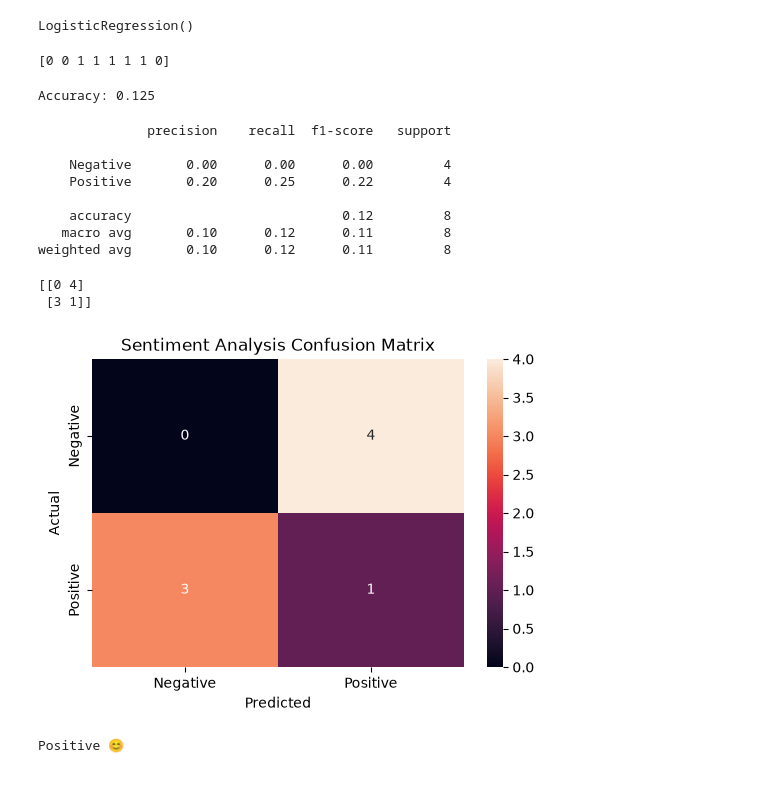
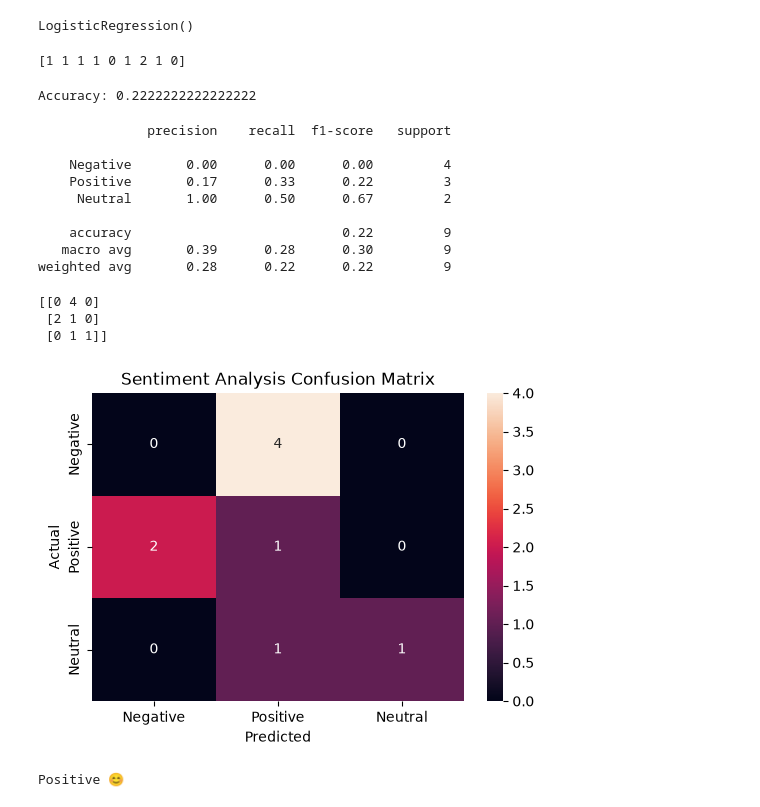
Before and after one commit to arunsarunkumars754-star/sentiment-analysis, a Jupyter notebook: sentiment.ipynb, the cells around one changed output. Saved outputs shown, nothing was run; the diff lists cells and outputs as text; code cells hidden in the pictures.

Commit message:
Support neutral sentiment predictions

```diff
--- a/sentiment.ipynb
+++ b/sentiment.ipynb
@@ -160,13 +160,13 @@ y = df["sentiment"]
 # %%
 data = df[["clean_review", "sentiment"]].dropna().copy()
 
-data = data[data["sentiment"].isin(["positive", "negative"])]
+data = data[data["sentiment"].isin(["positive", "negative", "neutral"])]
 
 X = data["clean_review"]
 y = data["sentiment"].map({
+    "negative": 0,
     "positive": 1,
-    "negative": 0,
-    'neutral': 2
+    "neutral": 2
 })
 
 print("Class counts:")
@@ -231,7 +233,7 @@ LogisticRegression()
 y_pred = model.predict(X_test_bow)
 print(y_pred)
 # %% [output]
-[0 0 1 1 1 1 1 0]
+[1 1 1 1 0 1 2 1 0]
 # %%
 from sklearn.metrics import accuracy_score
 
@@ -242,7 +244,7 @@ accuracy = accuracy_score(
 
 print("Accuracy:", accuracy)
 # %% [output]
-Accuracy: 0.125
+Accuracy: 0.2222222222222222
 # %%
 from sklearn.metrics import classification_report
 
@@ -250,51 +252,58 @@ print(
     classification_report(
         y_test,
         y_pred,
-        target_names=["Negative", "Positive"]
+        labels=[0, 1, 2],
+        target_names=["Negative", "Positive", "Neutral"],
+        zero_division=0
     )
 )
 # %% [output]
               precision    recall  f1-score   support
 
     Negative       0.00      0.00      0.00         4
-    Positive       0.20      0.25      0.22         4
+    Positive       0.17      0.33      0.22         3
+     Neutral       1.00      0.50      0.67         2
 
-    accuracy                           0.12         8
-   macro avg       0.10      0.12      0.11         8
-weighted avg       0.10      0.12      0.11         8
+    accuracy                           0.22         9
+   macro avg       0.39      0.28      0.30         9
+weighted avg       0.28      0.22      0.22         9
 # %%
 from sklearn.metrics import confusion_matrix
 
 cm = confusion_matrix(
     y_test,
-    y_pred
+    y_pred,
+    labels=[0, 1, 2]
 )
 
 print(cm)
 # %% [output]
-[[0 4]
- [3 1]]
+[[0 4 0]
+ [2 1 0]
+ [0 1 1]]
 # %%
 import matplotlib.pyplot as plt
 import seaborn as sns
+
+class_names = ["Negative", "Positive", "Neutral"]
 
 plt.figure(figsize=(6, 4))
 
 sns.heatmap(
     cm,
     annot=True,
     fmt="d",
-    xticklabels=["Negative", "Positive"],
-    yticklabels=["Negative", "Positive"]
+    xticklabels=class_names,
+    yticklabels=class_names
 )
 
 plt.xlabel("Predicted")
 plt.ylabel("Actual")
 plt.title("Sentiment Analysis Confusion Matrix")
 
 plt.show()
 # %% [output]
-[figure, old version]
+[figure, new version]
 # %%
 def predict_sentiment(review):
 
```
Also changed, not shown: parts of 6 cells of this notebook, 3 other files.
